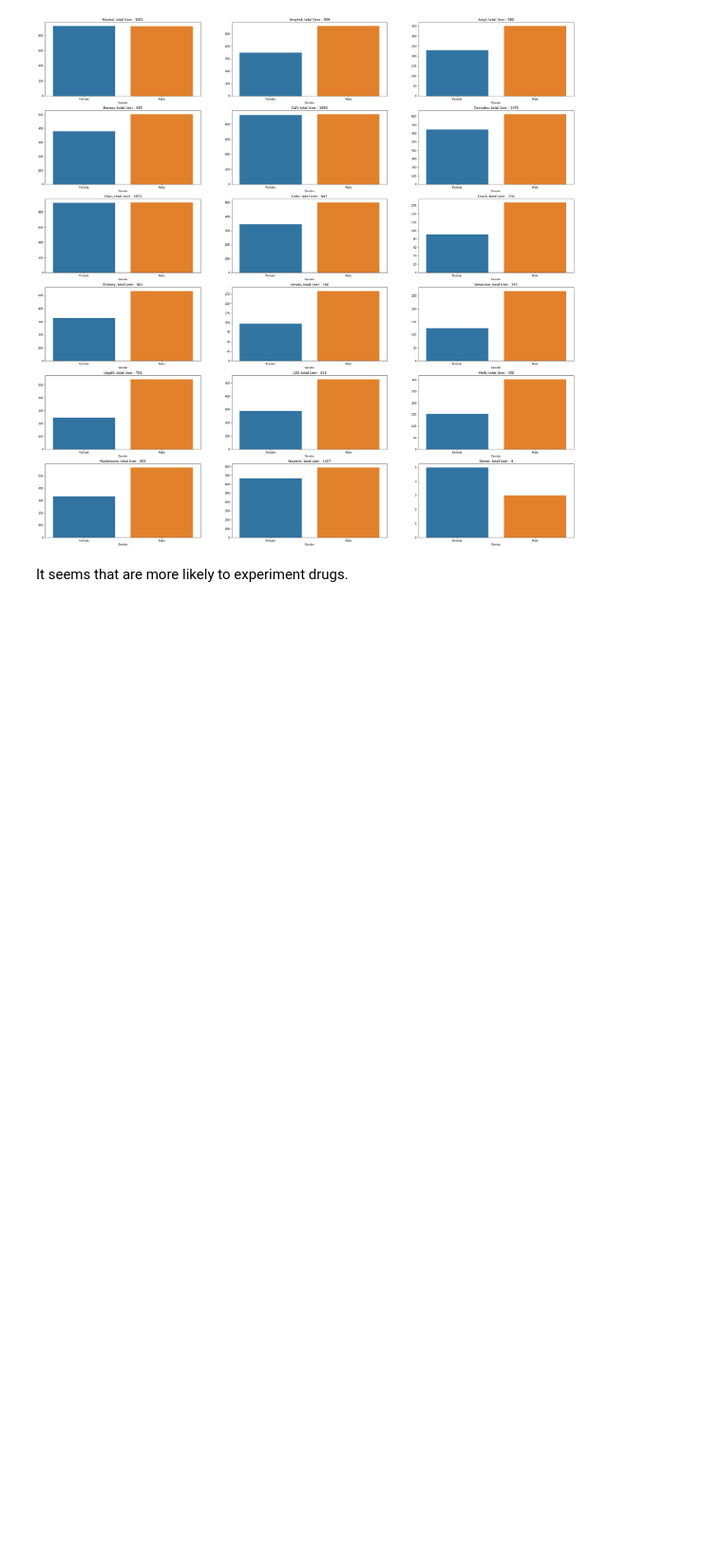
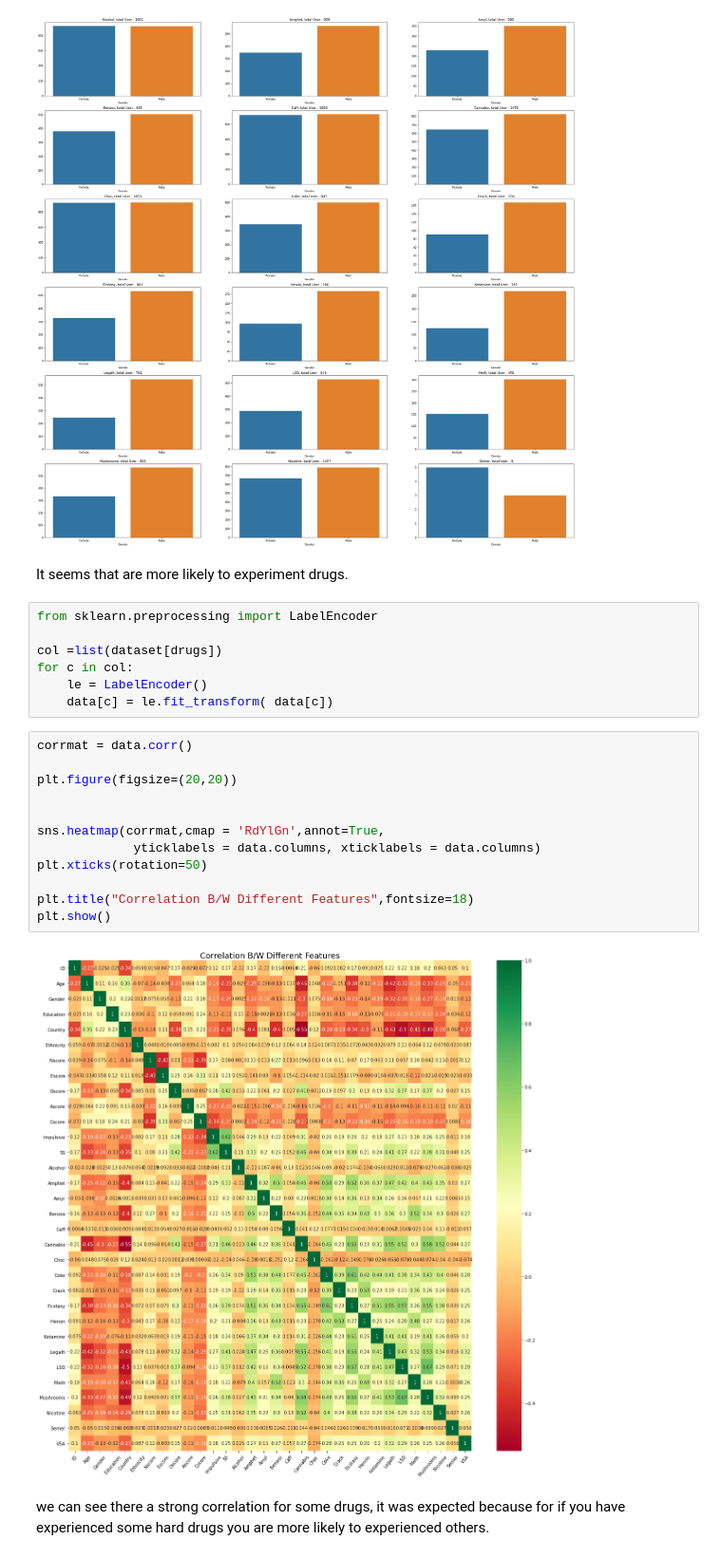
Before and after one commit to ArthurVarez/FinalProject_Python, a Jupyter notebook: main.ipynb, the cells around one changed output. Shown at 95% size. Cells and saved outputs as stored; diff of their text form; blank space fills up the shorter version.

Commit message:
Correlation matrix

```diff
--- a/main.ipynb
+++ b/main.ipynb
@@ -441,3 +440,26 @@ for i in range(6):
 [figure]
 # %% [markdown]
 It seems that are more likely to experiment drugs.
+# %%
+from sklearn.preprocessing import LabelEncoder
+
+col =list(dataset[drugs])
+for c in col:
+    le = LabelEncoder()
+    data[c] = le.fit_transform( data[c])
+# %%
+corrmat = data.corr()
+
+plt.figure(figsize=(20,20))
+
+
+sns.heatmap(corrmat,cmap = 'RdYlGn',annot=True,
+             yticklabels = data.columns, xticklabels = data.columns)
+plt.xticks(rotation=50)
+
+plt.title("Correlation B/W Different Features",fontsize=18)
+plt.show()
+# %% [output]
+[figure, added]
+# %% [markdown]
+we can see there a strong correlation for some drugs, it was expected because for if you have experienced some hard drugs you are more likely to experienced others.
```
Also changed, not shown: parts of 9 cells of this notebook.
